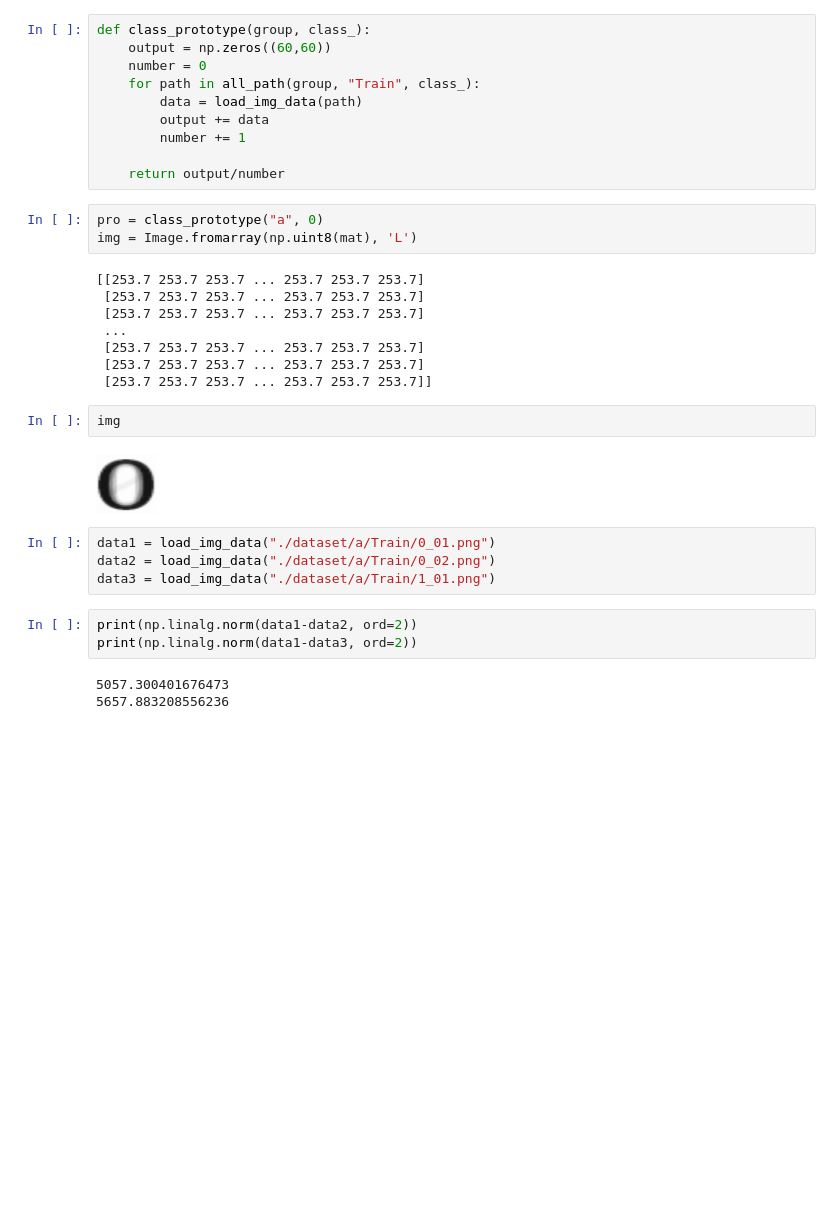
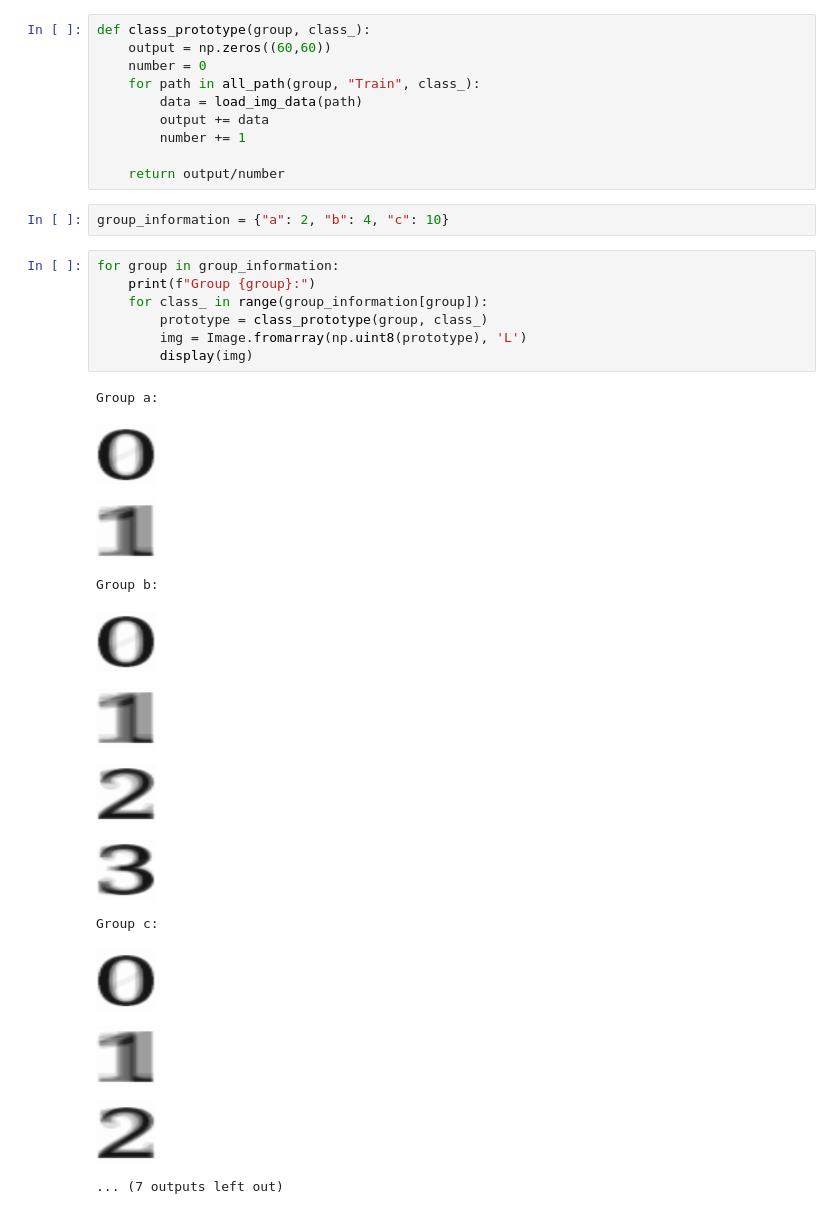
Before and after one commit to AUT-Student/SPR-HW2, a Jupyter notebook: P2/P2.ipynb, the cells around one changed output. Saved outputs shown, nothing was run; the diff lists cells and outputs as text; blank space fills up the shorter version.

```diff
--- a/P2/P2.ipynb
+++ b/P2/P2.ipynb
@@ -24,28 +24,26 @@ def class_prototype(group, class_):
         number += 1
 
     return output/number
-# %%
-pro = class_prototype("a", 0)
-img = Image.fromarray(np.uint8(mat), 'L')
-# %% [output]
-[[253.7 253.7 253.7 ... 253.7 253.7 253.7]
- [253.7 253.7 253.7 ... 253.7 253.7 253.7]
- [253.7 253.7 253.7 ... 253.7 253.7 253.7]
- ...
- [253.7 253.7 253.7 ... 253.7 253.7 253.7]
- [253.7 253.7 253.7 ... 253.7 253.7 253.7]
- [253.7 253.7 253.7 ... 253.7 253.7 253.7]]
-# %%
-img
-# %% [output]
-[figure, removed]
-# %%
-data1 = load_img_data("./dataset/a/Train/0_01.png")
-data2 = load_img_data("./dataset/a/Train/0_02.png")
-data3 = load_img_data("./dataset/a/Train/1_01.png")
-# %%
-print(np.linalg.norm(data1-data2, ord=2))
-print(np.linalg.norm(data1-data3, ord=2))
-# %% [output]
-5057.300401676473
-5657.883208556236
+# %%
+group_information = {"a": 2, "b": 4, "c": 10}
+# %%
+for group in group_information:
+    print(f"Group {group}:")
+    for class_ in range(group_information[group]):
+        prototype = class_prototype(group, class_)
+        img = Image.fromarray(np.uint8(prototype), 'L')
+        display(img)
+# %% [output]
+Group a:
+[figure, added]
+[figure, added]
+Group b:
+[figure, added]
+[figure, added]
+[figure, added]
+[figure, added]
+Group c:
+[figure, added]
+[figure, added]
+[figure, added]
+... (7 outputs left out)
```
Also changed, not shown: parts of 1 cell of this notebook.
